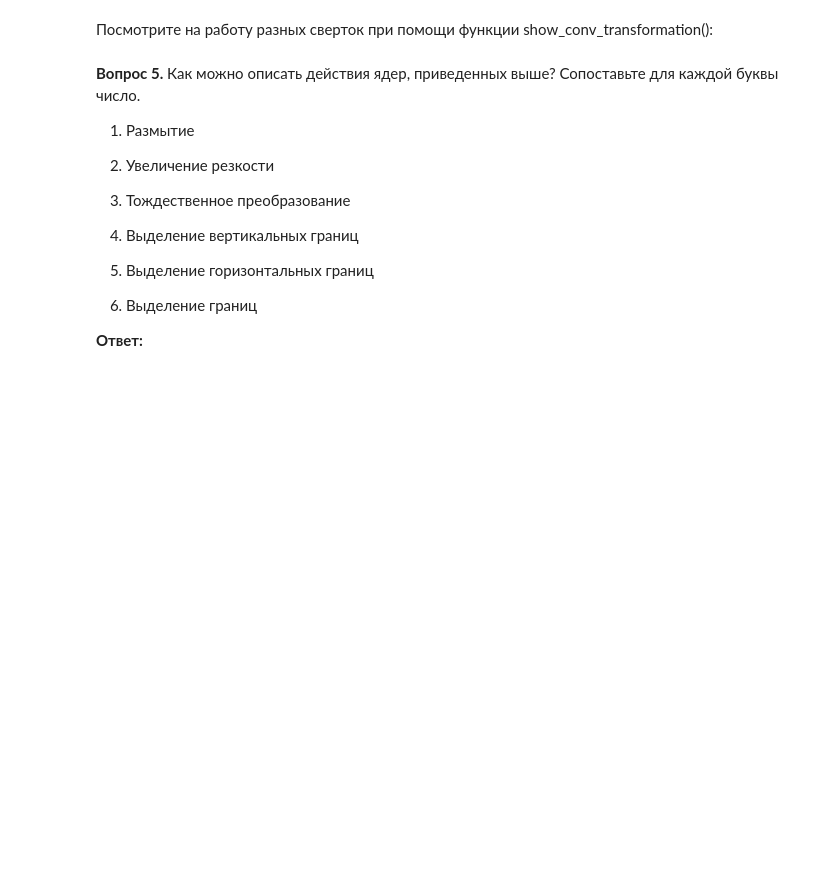
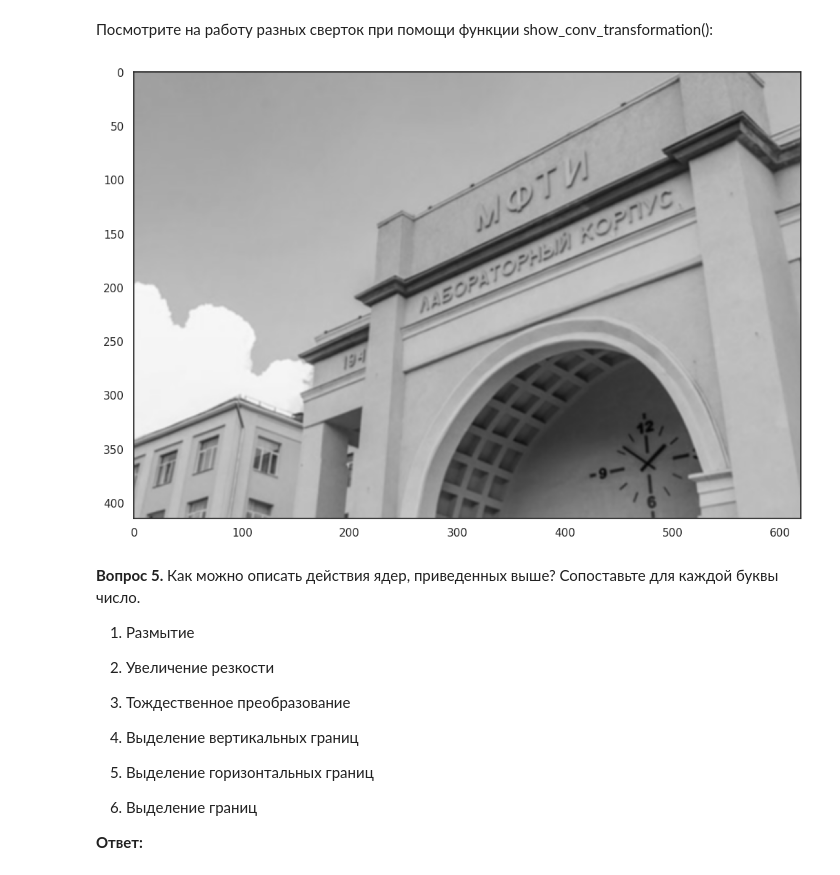
Before and after one commit to n0n-z/Global-Superstore, a Jupyter notebook: week_05_convolutional_nets/Homework/hw_4_conv_cnn.ipynb, the cells around one changed output. Cells and saved outputs as stored; diff of their text form; code cells hidden in the pictures; blank space fills up the shorter version.

```diff
--- a/week_05_convolutional_nets/Homework/hw_4_conv_cnn.ipynb
+++ b/week_05_convolutional_nets/Homework/hw_4_conv_cnn.ipynb
@@ -949,7 +1001,9 @@ def show_conv_transformation(image, convolution):
 # %% [markdown]
 Посмотрите на работу разных сверток при помощи функции show_conv_transformation():
 # %%
-show_conv_transformation(image = RGB_img, convolution = conv_1)
+show_conv_transformation(image = RGB_img, convolution = conv_6)
+# %% [output]
+[figure, added]
 # %% [markdown]
 **Вопрос 5.** Как можно описать действия ядер, приведенных выше? Сопоставьте для каждой буквы число.
 
```
Also changed, not shown: parts of 19 cells of this notebook.
